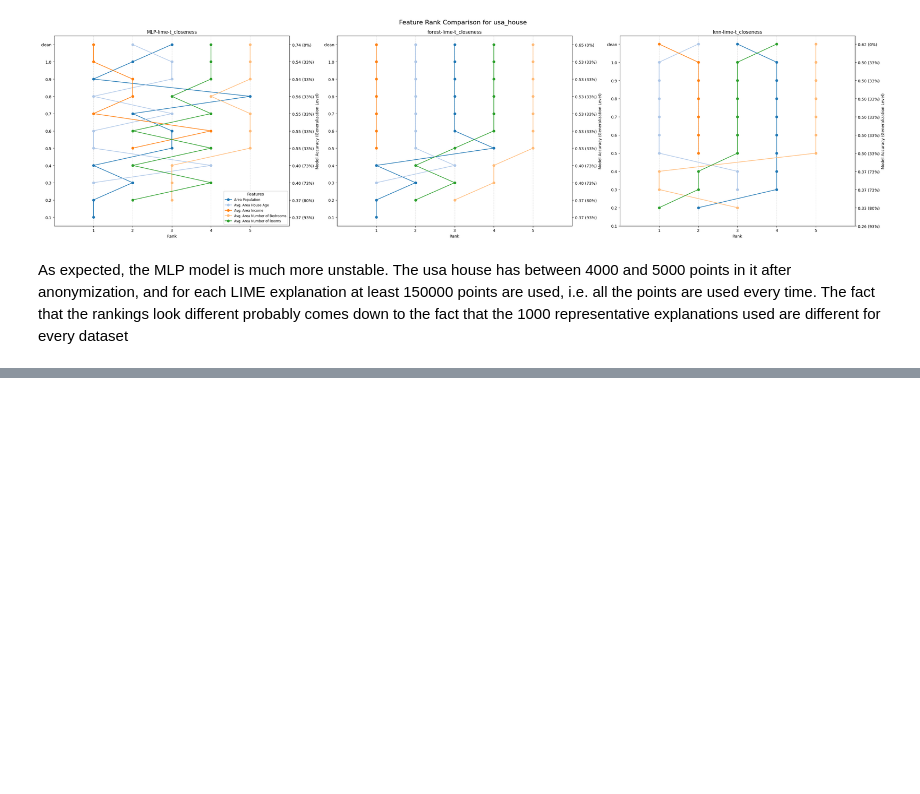
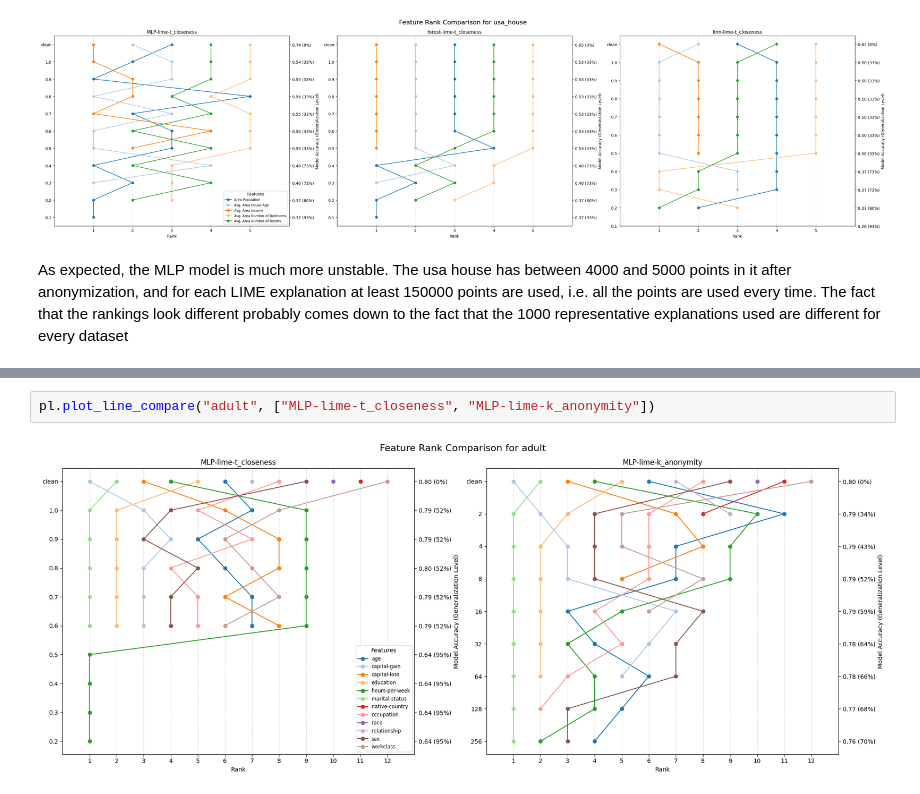
Before and after one commit to Zak9O/Masking-Effects-on-XAI-Techniques, a Jupyter notebook: notebooks/1Stability.ipynb, the cells around one changed output, grey strips where cells are left out. Saved outputs shown, nothing was run; the diff lists cells and outputs as text; blank space fills up the shorter version.

```diff
--- a/notebooks/1Stability.ipynb
+++ b/notebooks/1Stability.ipynb
@@ -79,0 +55,4 @@ Here we clearly see a drawback with this generalization method. More instanes as
+# %%
+pl.plot_line_compare("adult", ["MLP-lime-t_closeness", "MLP-lime-k_anonymity"])
+# %% [output]
+[figure, added]
```
Also changed, not shown: parts of 24 cells of this notebook, 8 other files.
